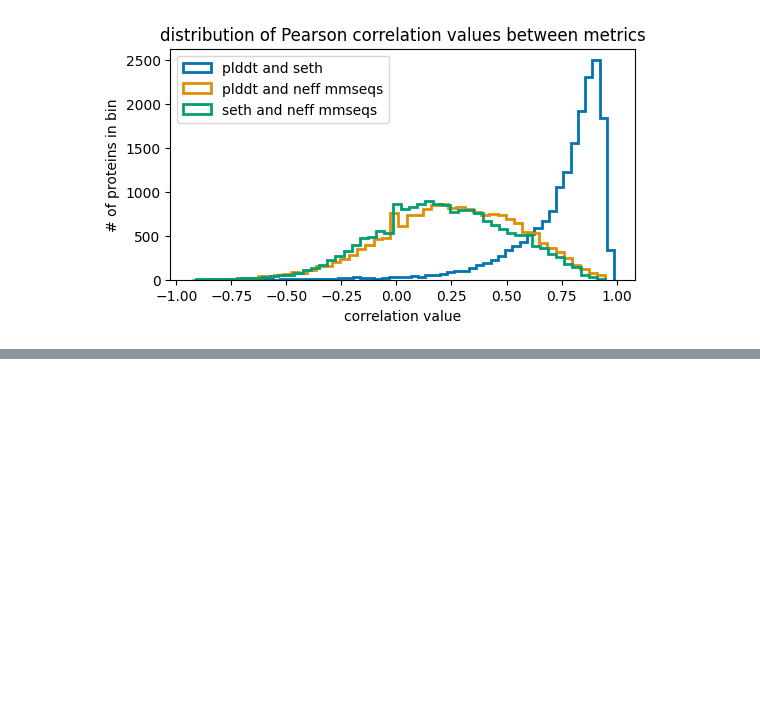
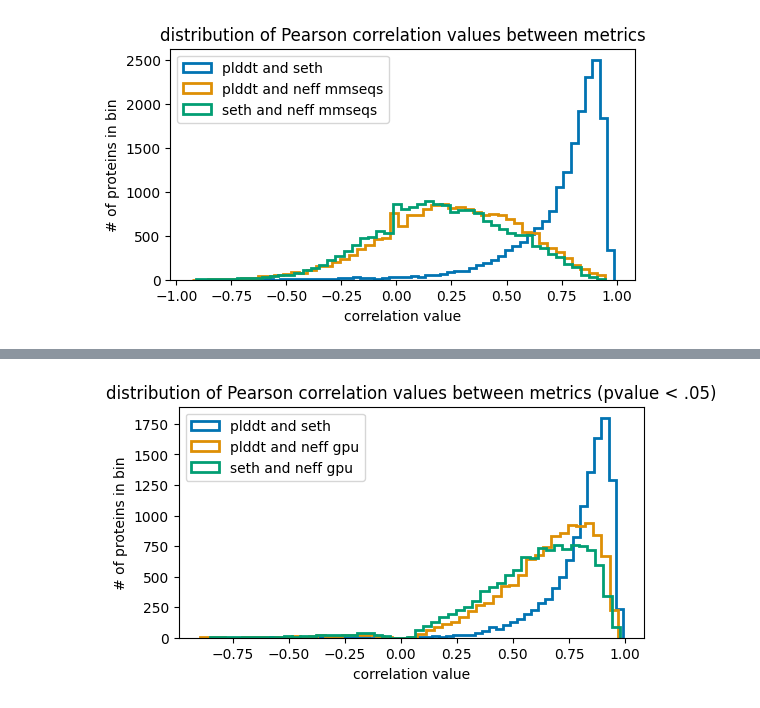
Before and after one commit to neftlon/af2-plddt-contextualized, a Jupyter notebook: scripts/proteomewide.ipynb, the cells around one changed output, grey strips where cells are left out. Saved outputs shown, nothing was run; the diff lists cells and outputs as text; code cells hidden in the pictures; blank space fills up the shorter version.

```diff
--- a/scripts/proteomewide.ipynb
+++ b/scripts/proteomewide.ipynb
@@ -361,26 +250,0 @@ plt.legend(loc="upper left");
-# %%
-pairs = [("plddt","seth"),("plddt","neff gpu"),("seth","neff gpu")]
-plt.figure(figsize=(6,3))
-pearson_corrstack = torch.stack(tuple(pearson_corrs.values()))
-for i,(ax,p) in enumerate(zip(axs,pairs)):
-    s1,s2 = p
-    id1,id2 = score2id[s1],score2id[s2]
-    plt.hist(pearson_corrstack[:,id1,id2],bins=50,label="%s and %s" % p,histtype="step",lw=2,color=colors[i])
-#plt.axvline(0,label="no correlation",c="k",ls=":")
-plt.xlabel("correlation value")
-plt.ylabel("# of proteins in bin")
-plt.title("distribution of Pearson correlation values between metrics (pvalue < .05)")
-plt.legend(loc="upper left");
-# %%
-pairs = [("plddt","seth"),("plddt","neff mmseqs"),("seth","neff mmseqs")]
-plt.figure(figsize=(6,3))
-pearson_corrstack = torch.stack(tuple(pearson_corrs.values()))
-for i,(ax,p) in enumerate(zip(axs,pairs)):
-    s1,s2 = p
-    id1,id2 = score2id[s1],score2id[s2]
-    plt.hist(pearson_corrstack[:,id1,id2],bins=50,label="%s and %s" % p,histtype="step",lw=2,color=colors[i])
-#plt.axvline(0,label="no correlation",c="k",ls=":")
-plt.xlabel("correlation value")
-plt.ylabel("# of proteins in bin")
-plt.title("distribution of Pearson correlation values between metrics (pvalue < .05)")
-plt.legend(loc="upper left");
@@ -388,0 +344,15 @@ plt.legend(loc="upper left");
+# %%
+pairs = [("plddt","seth"),("plddt","neff gpu"),("seth","neff gpu")]
+plt.figure(figsize=(6,3))
+pearson_corrstack = torch.stack(tuple(pearson_corrs.values()))
+for i,p in enumerate(pairs):
+    s1,s2 = p
+    id1,id2 = score2id[s1],score2id[s2]
+    plt.hist(pearson_corrstack[:,id1,id2],bins=50,label="%s and %s" % p,histtype="step",lw=2,color=colors[i])
+#plt.axvline(0,label="no correlation",c="k",ls=":")
+plt.xlabel("correlation value")
+plt.ylabel("# of proteins in bin")
+plt.title("distribution of Pearson correlation values between metrics (pvalue < .05)")
+plt.legend(loc="upper left");
+# %% [output]
+[figure, added]
```
Also changed, not shown: parts of 22 cells of this notebook.
